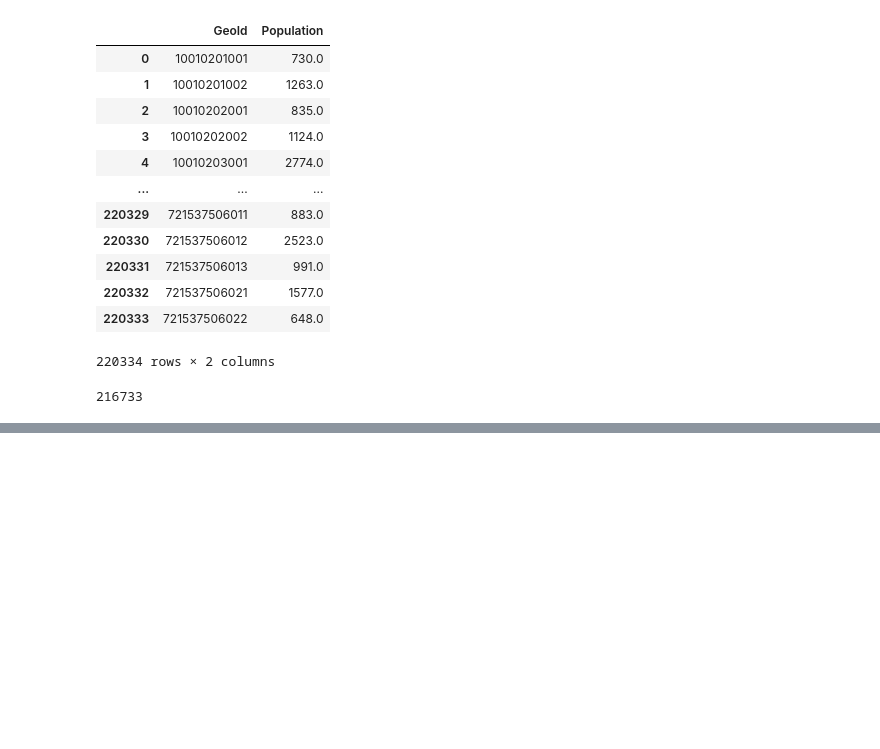
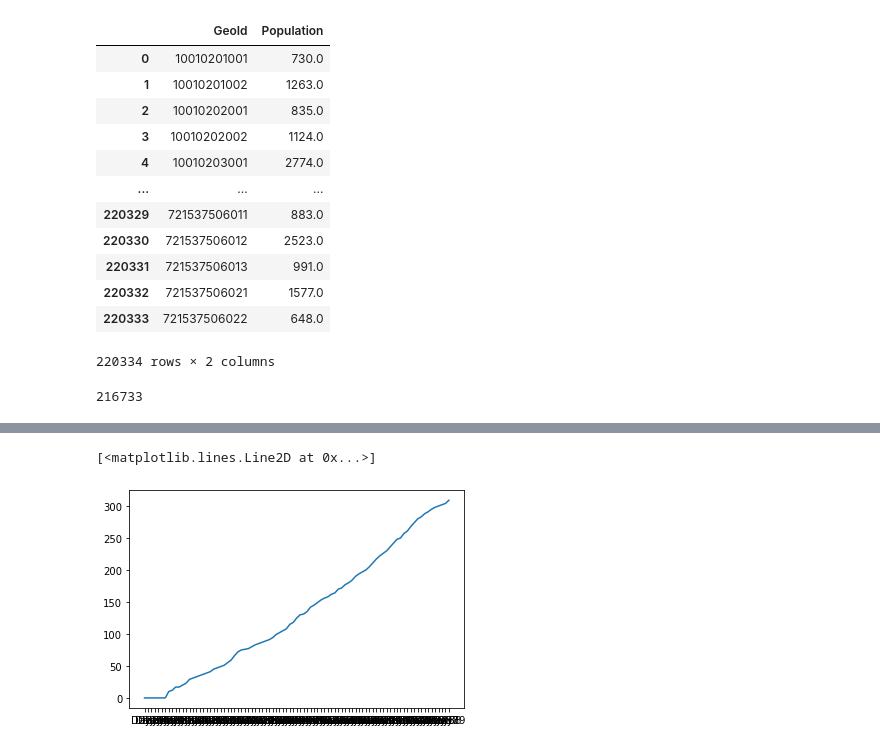
Before and after one commit to RuochenKong/Compartmental-Infectious-Disease-Simulation, a Jupyter notebook: mkpox_us.ipynb, the cells around one changed output, grey strips where cells are left out. Drawn from its saved outputs; the diff is of its cells as text; code cells hidden in the pictures; blank space fills up the shorter version.

```diff
--- a/mkpox_us.ipynb
+++ b/mkpox_us.ipynb
@@ -144,0 +179,5 @@ def nextDay(counters, current_day, active_cases):
+# %%
+plt.plot(simu_counter[2].sum(axis = 0))
+# %% [output]
+[<matplotlib.lines.Line2D at 0x...>]
+[figure, added]
```
Also changed, not shown: parts of 5 cells of this notebook.
